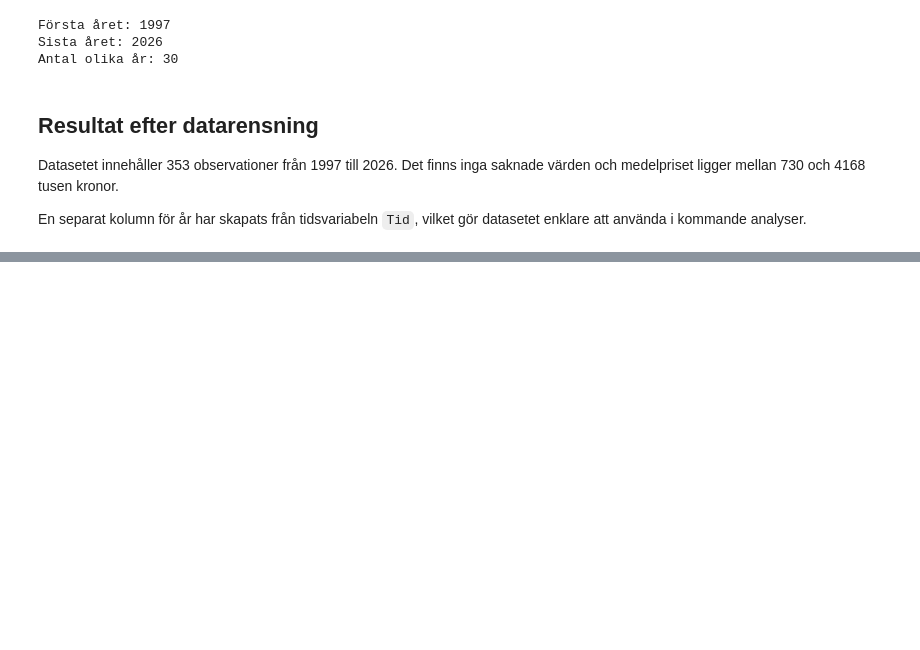
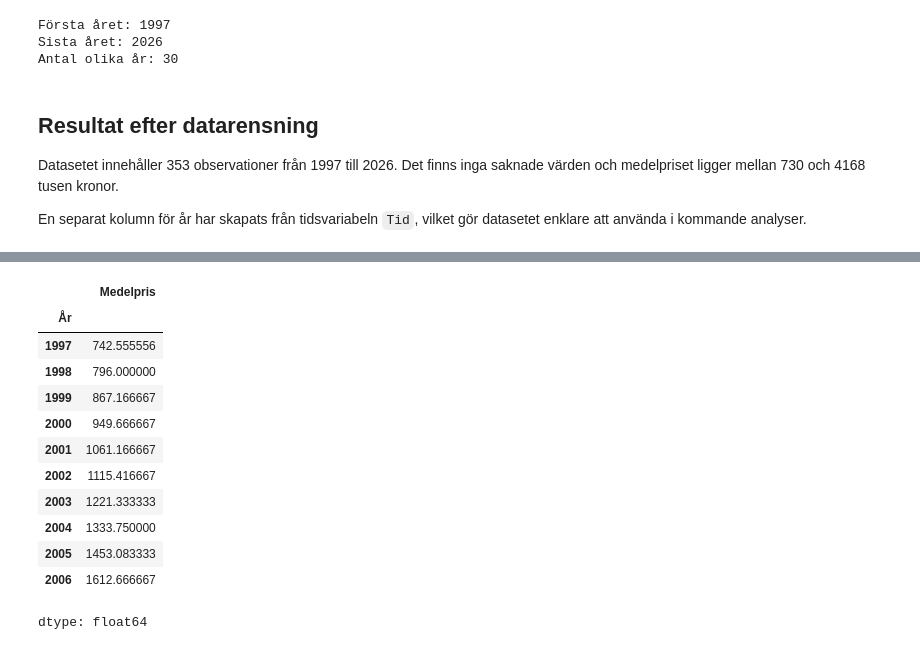
Before and after one commit to musishxo/house_price_analysis-SCB, a Jupyter notebook: House_price_analysis_SCB.ipynb, the cells around one changed output, grey strips where cells are left out. Drawn from its saved outputs; the diff is of its cells as text; code cells hidden in the pictures; blank space fills up the shorter version.

```diff
--- a/House_price_analysis_SCB.ipynb
+++ b/House_price_analysis_SCB.ipynb
@@ -325,0 +376,24 @@ En separat kolumn för år har skapats från tidsvariabeln `Tid`, vilket gör da
+# %%
+# Funktion för att beräkna genomsnittligt pris per år
+
+def genomsnitt_per_ar(data):
+    resultat = data.groupby("År")["Medelpris"].mean()
+    return resultat
+
+pris_per_ar = genomsnitt_per_ar(house_prices)
+
+pris_per_ar.head(10)
+# %% [output]
+|  | Medelpris |
+| År |  |
+| 1997 | 742.555556 |
+| 1998 | 796.000000 |
+| 1999 | 867.166667 |
+| 2000 | 949.666667 |
+| 2001 | 1061.166667 |
+| 2002 | 1115.416667 |
+| 2003 | 1221.333333 |
+| 2004 | 1333.750000 |
+| 2005 | 1453.083333 |
+| 2006 | 1612.666667 |
+dtype: float64
```
Also changed, not shown: parts of 4 cells of this notebook.
